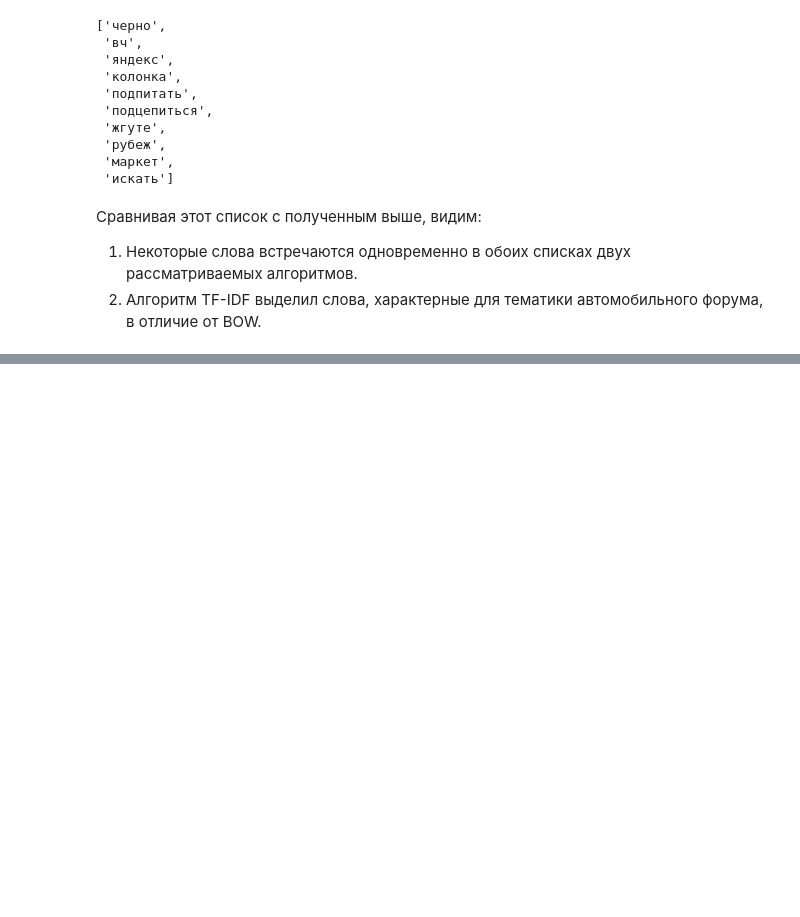
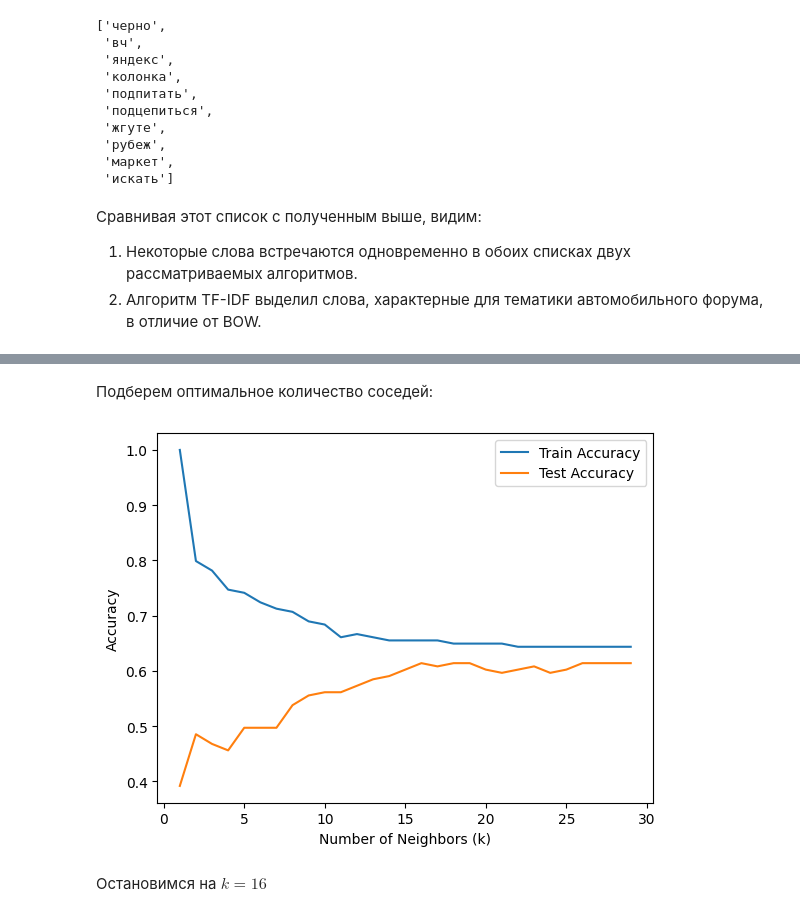
Before and after one commit to ksss25/Text-classification-of-drivers-problems, a Jupyter notebook: drive2_naiive.ipynb, the cells around one changed output, grey strips where cells are left out. Drawn from its saved outputs; the diff is of its cells as text; code cells hidden in the pictures; blank space fills up the shorter version.

Commit message:
KNN, LogisticRegression, CatBoost, macro avg f1-score

```diff
--- a/drive2_naiive.ipynb
+++ b/drive2_naiive.ipynb
@@ -211,0 +235,42 @@ df_tf_idf.iloc[0].nlargest(10).index.tolist()
+# %%
+df_train = pd.read_csv("/content/drive2_BMW_all (1).csv", delimiter=';', on_bad_lines='skip', quotechar="'", engine='python')
+# %%
+df_train["Предобработанные данные"] = df_train["Описание"].apply(preprocess)
+df_train["Предобработанные данные"] = df_train["Предобработанные данные"].apply(preprocess2)
+# %%
+X_train = df_train['Предобработанные данные']
+y_train = df_train['Неисправность']
+# %%
+from sklearn.feature_extraction.text import TfidfVectorizer
+
+
+tfidf_vectorizer = TfidfVectorizer()
+X_train = tfidf_vectorizer.fit_transform(X_train)
+X_test = tfidf_vectorizer.transform(X_test)
+# %% [markdown]
+Подберем оптимальное количество соседей:
+# %%
+from sklearn.neighbors import KNeighborsClassifier
+from sklearn import metrics
+import matplotlib.pyplot as plt
+
+
+train_accuracy = []
+test_accuracy = []
+
+for k in range(1, 30):
+    knn = KNeighborsClassifier(n_neighbors=k)
+    knn.fit(X_train, y_train)
+    train_accuracy.append(knn.score(X_train, y_train))
+    test_accuracy.append(knn.score(X_test, y_test))
+
+plt.plot(range(1, 30), train_accuracy, label='Train Accuracy')
+plt.plot(range(1, 30), test_accuracy, label='Test Accuracy')
+plt.xlabel('Number of Neighbors (k)')
+plt.ylabel('Accuracy')
+plt.legend()
+plt.show()
+# %% [output]
+[figure, added]
+# %% [markdown]
+Остановимся на $k = 16$
```
Also changed, not shown: parts of 29 cells of this notebook.
